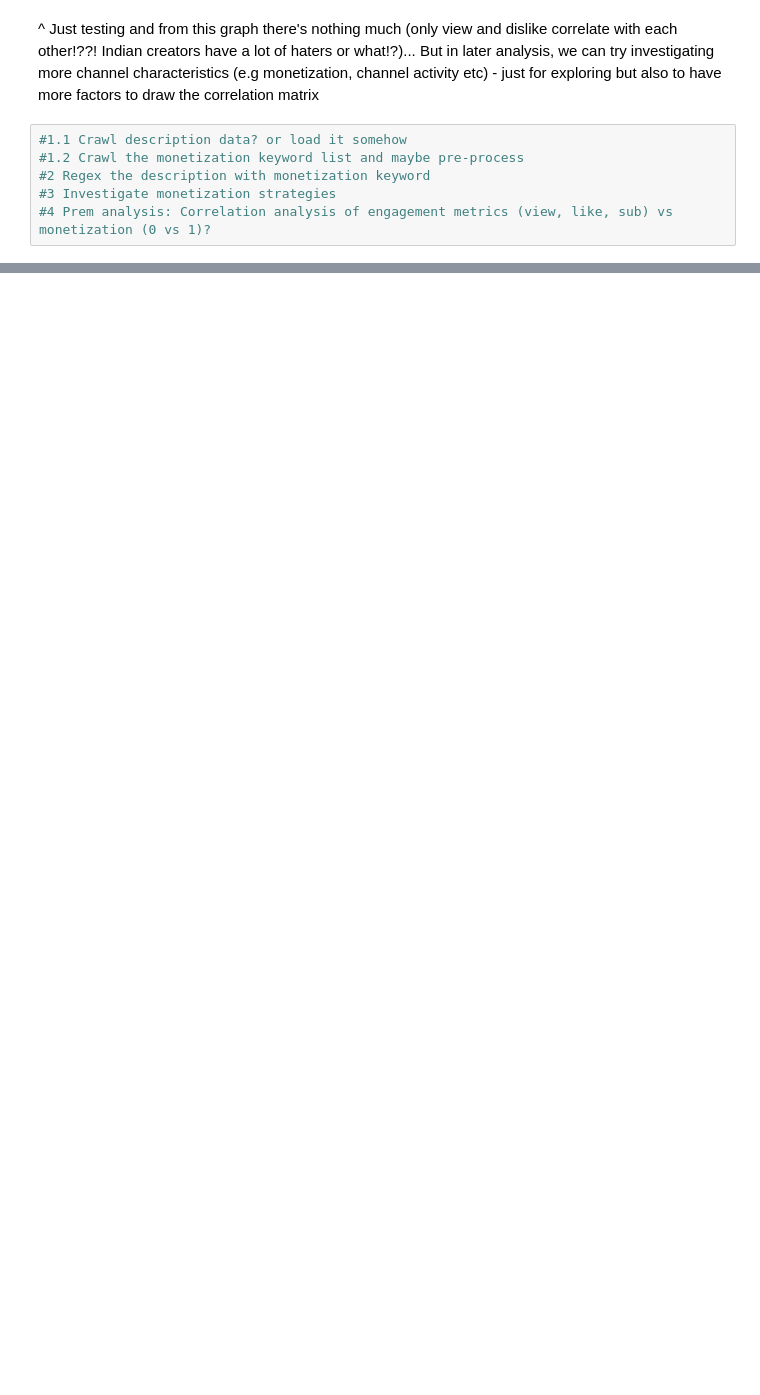
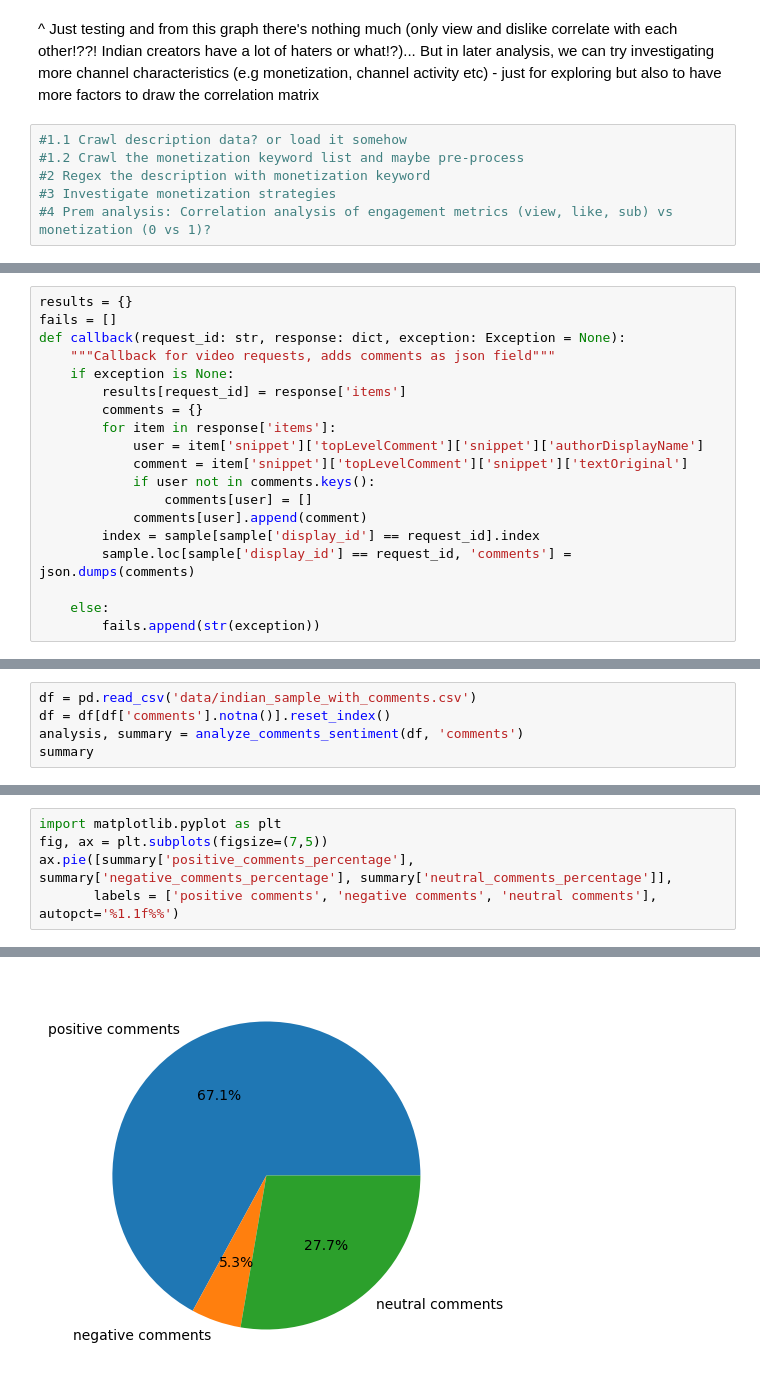
Before and after one commit to epfl-ada/ada-2024-project-adacadabra2048, a Jupyter notebook: result_tmp.ipynb, the cells around one changed output, grey strips where cells are left out. Drawn from its saved outputs; the diff is of its cells as text; blank space fills up the shorter version.

```diff
--- a/result_tmp.ipynb
+++ b/result_tmp.ipynb
@@ -585,0 +897,19 @@ plt.show()
+# %%
+results = {}
+fails = []
+def callback(request_id: str, response: dict, exception: Exception = None):
+    """Callback for video requests, adds comments as json field"""
+    if exception is None:
+        results[request_id] = response['items']
+        comments = {}
+        for item in response['items']:
+            user = item['snippet']['topLevelComment']['snippet']['authorDisplayName']
+            comment = item['snippet']['topLevelComment']['snippet']['textOriginal']
+            if user not in comments.keys():
+                comments[user] = []
+            comments[user].append(comment)
+        index = sample[sample['display_id'] == request_id].index
+        sample.loc[sample['display_id'] == request_id, 'comments'] = json.dumps(comments)
+
+    else:
+        fails.append(str(exception))
@@ -585,0 +1099,5 @@ plt.show()
+# %%
+df = pd.read_csv('data/indian_sample_with_comments.csv')
+df = df[df['comments'].notna()].reset_index()
+analysis, summary = analyze_comments_sentiment(df, 'comments')
+summary
@@ -585,0 +1125,6 @@ plt.show()
+# %%
+import matplotlib.pyplot as plt
+fig, ax = plt.subplots(figsize=(7,5))
+ax.pie([summary['positive_comments_percentage'], summary['negative_comments_percentage'], summary['neutral_comments_percentage']],
+       labels = ['positive comments', 'negative comments', 'neutral comments'], autopct='%1.1f%%')
+# %% [output]
@@ -585,0 +1140 @@ plt.show()
+[figure, added]
```
Also changed, not shown: parts of 30 cells of this notebook, 6 other files.
